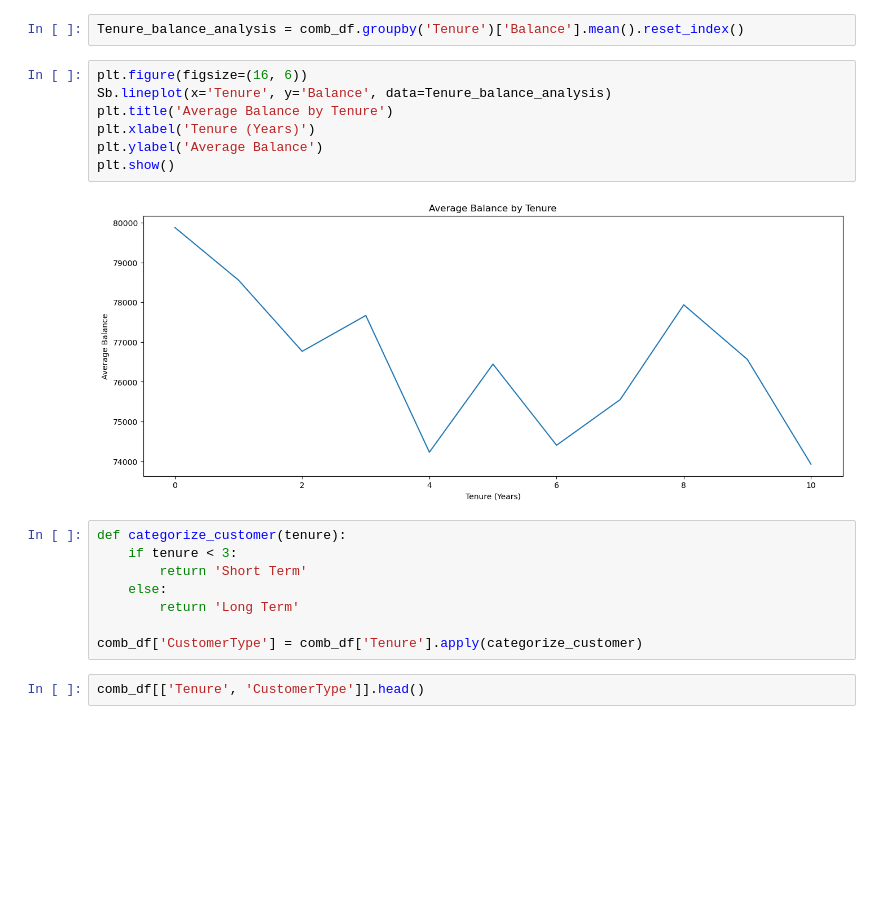
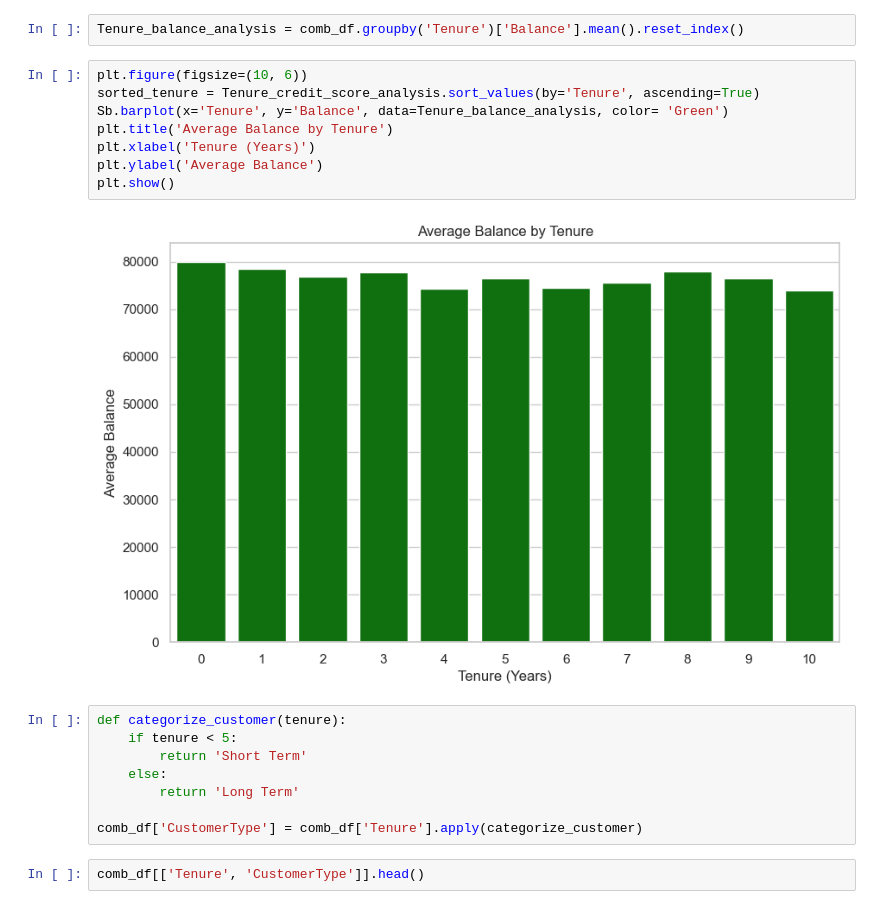
Before and after one commit to RAYOjay/Python-s-Project, a Jupyter notebook: Python Project/Motunrayo Python Project.ipynb, the cells around one changed output. Cells and saved outputs as stored; diff of their text form; blank space fills up the shorter version.

```diff
--- a/Python Project/Motunrayo Python Project.ipynb
+++ b/Python Project/Motunrayo Python Project.ipynb
@@ -658,17 +717,18 @@ comb_df['Balance'] = comb_df['Balance'].round()
 # %%
 Tenure_balance_analysis = comb_df.groupby('Tenure')['Balance'].mean().reset_index()
 # %%
-plt.figure(figsize=(16, 6))
-Sb.lineplot(x='Tenure', y='Balance', data=Tenure_balance_analysis)
+plt.figure(figsize=(10, 6))
+sorted_tenure = Tenure_credit_score_analysis.sort_values(by='Tenure', ascending=True)
+Sb.barplot(x='Tenure', y='Balance', data=Tenure_balance_analysis, color= 'Green')
 plt.title('Average Balance by Tenure')
 plt.xlabel('Tenure (Years)')
 plt.ylabel('Average Balance')
 plt.show()
 # %% [output]
-[figure, old version]
+[figure, new version]
 # %%
 def categorize_customer(tenure):
-    if tenure < 3:
+    if tenure < 5:
         return 'Short Term'
     else:
         return 'Long Term'
```
Also changed, not shown: parts of 63 cells of this notebook, 2 other files.
